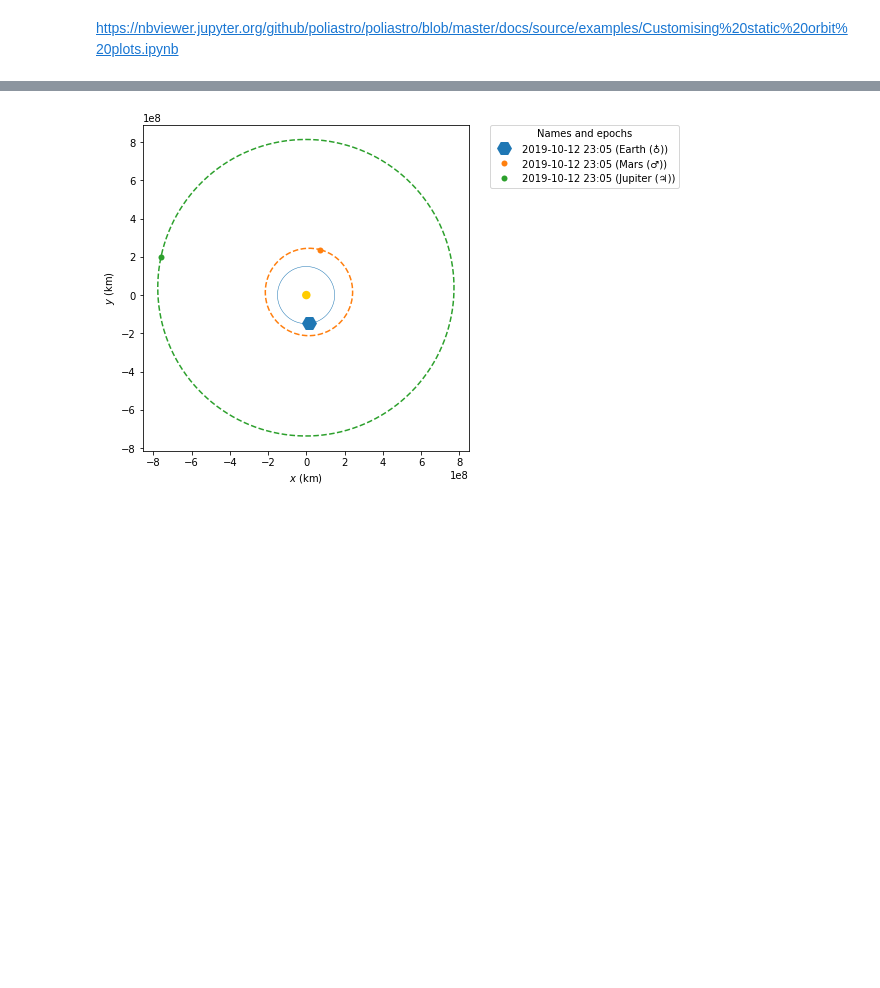
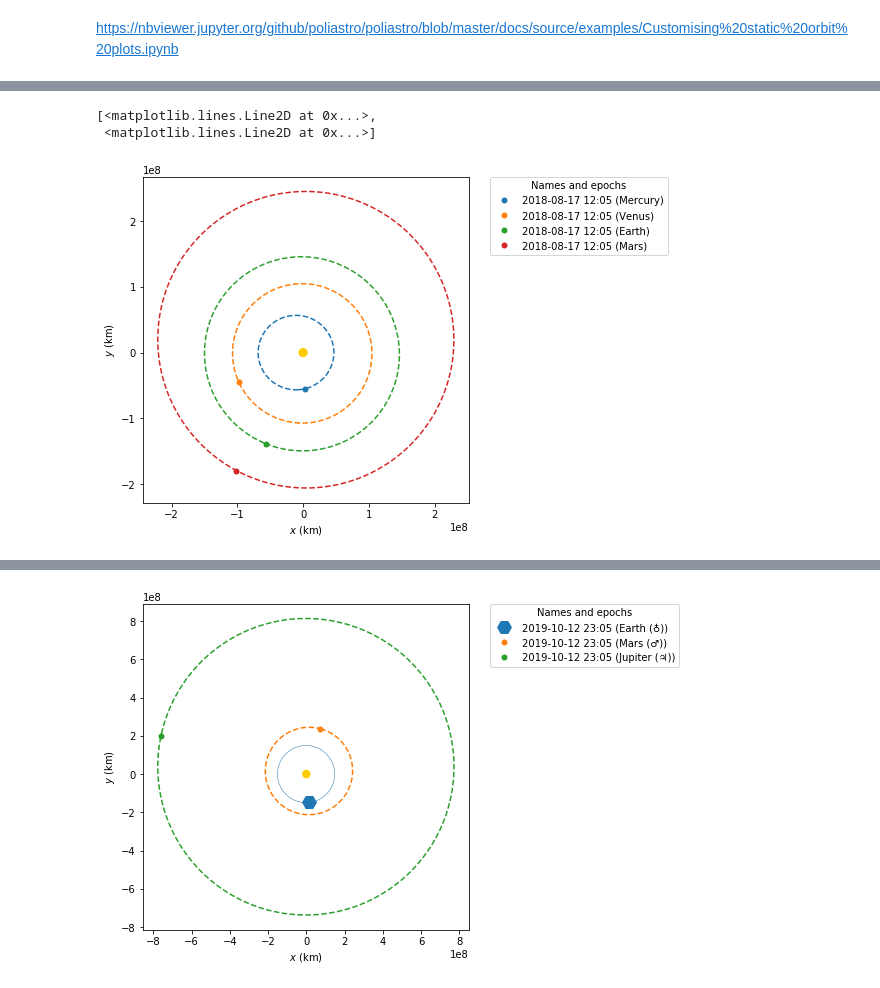
Before and after one commit to rickyle327/Math-Clinic-Fall-2019, a Jupyter notebook: poliastro/Customizing static orbit plots.ipynb, the cells around one changed output, grey strips where cells are left out. Saved outputs shown, nothing was run; the diff lists cells and outputs as text; code cells hidden in the pictures; blank space fills up the shorter version.

```diff
--- a/poliastro/Customizing static orbit plots.ipynb
+++ b/poliastro/Customizing static orbit plots.ipynb
@@ -16,0 +37,10 @@ plotter.plot(Orbit.from_body_ephem(Sun, epoch), label="Sun")
+# %%
+plotter = StaticOrbitPlotter()
+plotter.plot(Orbit.from_body_ephem(Mercury, epoch), label="Mercury")
+plotter.plot(Orbit.from_body_ephem(Venus, epoch), label="Venus")
+plotter.plot(Orbit.from_body_ephem(Earth, epoch), label="Earth")
+plotter.plot(Orbit.from_body_ephem(Mars, epoch), label="Mars")
+# %% [output]
+[<matplotlib.lines.Line2D at 0x...>,
+ <matplotlib.lines.Line2D at 0x...>]
+[figure, added]
```
Also changed, not shown: parts of 7 cells of this notebook.
